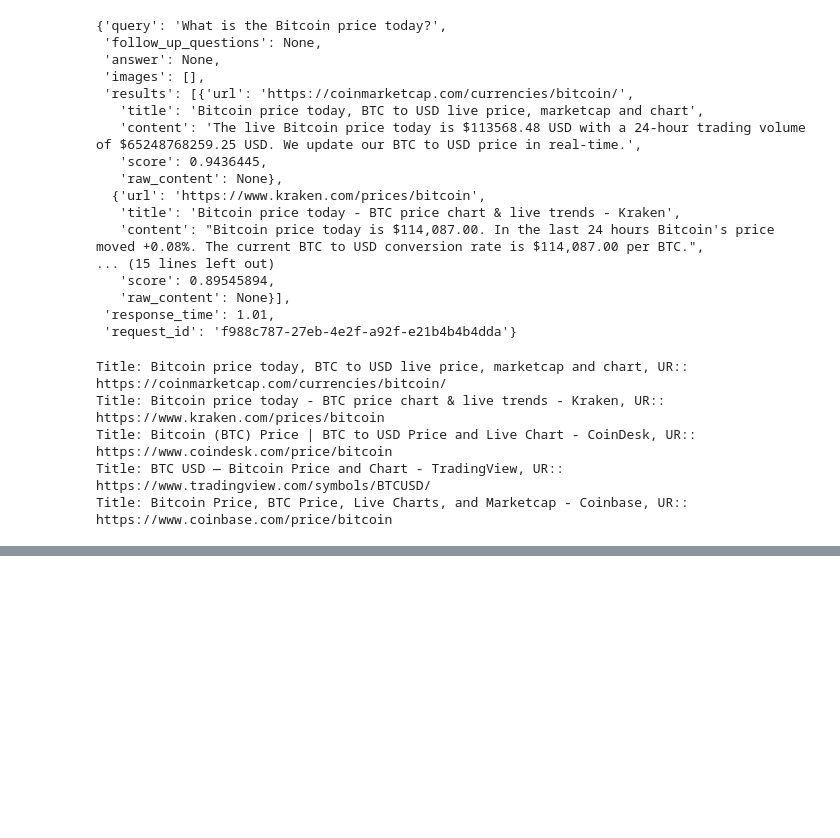
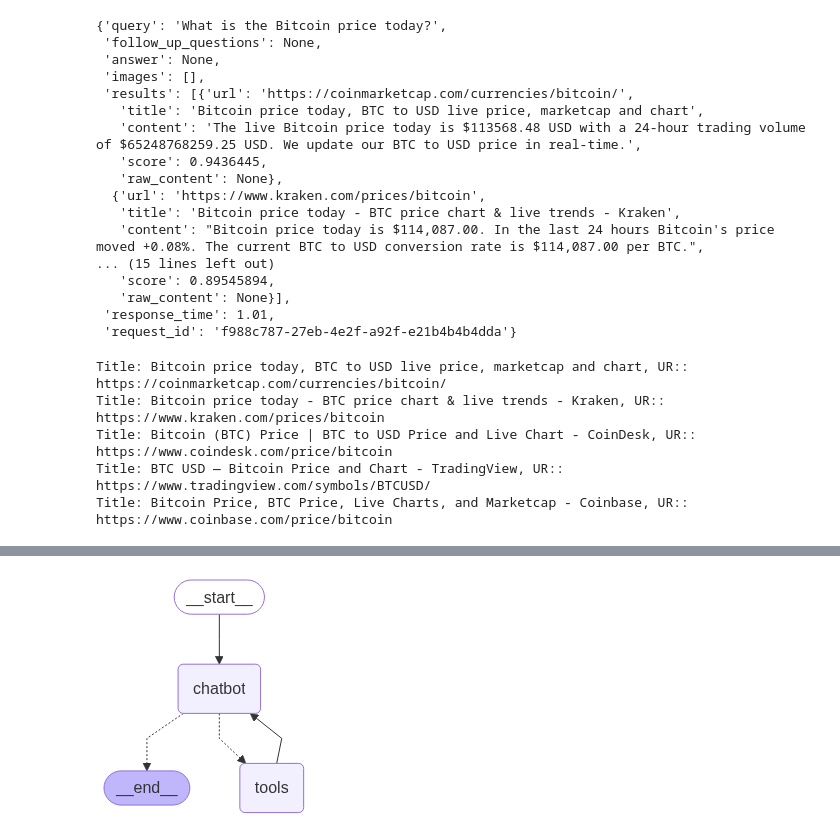
Before and after one commit to CalesSla/Langgraph_an, a Jupyter notebook: first_chatbot_with_langgraph.ipynb, the cells around one changed output, grey strips where cells are left out. Saved outputs shown, nothing was run; the diff lists cells and outputs as text; code cells hidden in the pictures; blank space fills up the shorter version.

```diff
--- a/first_chatbot_with_langgraph.ipynb
+++ b/first_chatbot_with_langgraph.ipynb
@@ -116,0 +217,5 @@ response = client.search(
+# %%
+from langchain_community.tools.tavily_search import TavilySearchResults
+tool = TavilySearchResults(max_results=3)
+
+tools = [tool]
@@ -116,0 +280,6 @@ response = client.search(
+# %%
+from IPython.display import Image, display
+
+display(Image(graph.get_graph().draw_mermaid_png()))
+# %% [output]
+[figure, added]
```
Also changed, not shown: parts of 16 cells of this notebook.
